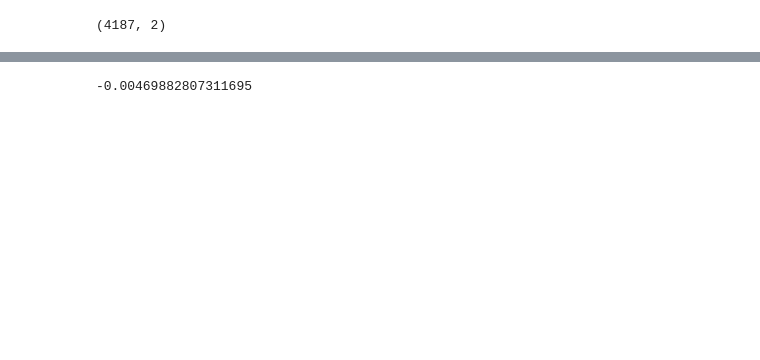
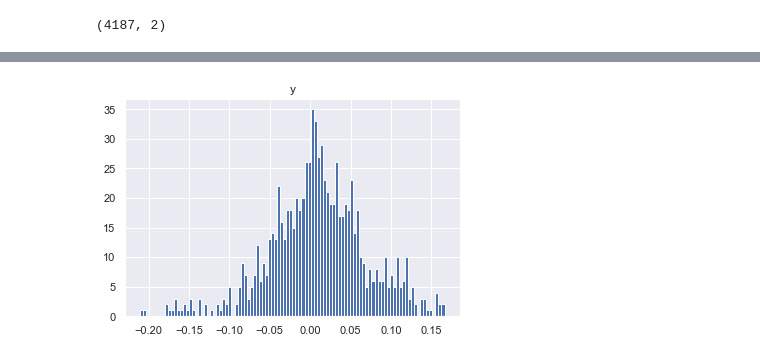
Before and after one commit to apof/Master-Thesis-----Deep-Kernel-Learning-and-Neural-Processes--combining-GPs-with-DL, a Jupyter notebook: Data Preprocessing_Visulaisations.ipynb, the cells around one changed output, grey strips where cells are left out. Drawn from its saved outputs; the diff is of its cells as text; code cells hidden in the pictures; blank space fills up the shorter version.

```diff
--- a/Data Preprocessing_Visulaisations.ipynb
+++ b/Data Preprocessing_Visulaisations.ipynb
@@ -146,0 +122,2 @@ input_df = input_df.dropna(subset=ambudant_features)
+# %%
+full_features_df = input_df.dropna(subset=ambudant_features + new_features)
@@ -147,3 +166,7 @@ input_df = input_df.dropna(subset=ambudant_features)
+# %%
+hist = full_features_df.hist(column = 'y',bins = 100)
+# %% [output]
+[figure, added]
 # %%
 def normalize(df):
     result = df.copy()
@@ -158,4 +178,0 @@ input_df = normalize(input_df)
-# %%
-input_df['FeatureFamily.CURRENCY.5'].mean()
-# %% [output]
--0.00469882807311695
```
Also changed, not shown: parts of 36 cells of this notebook.
